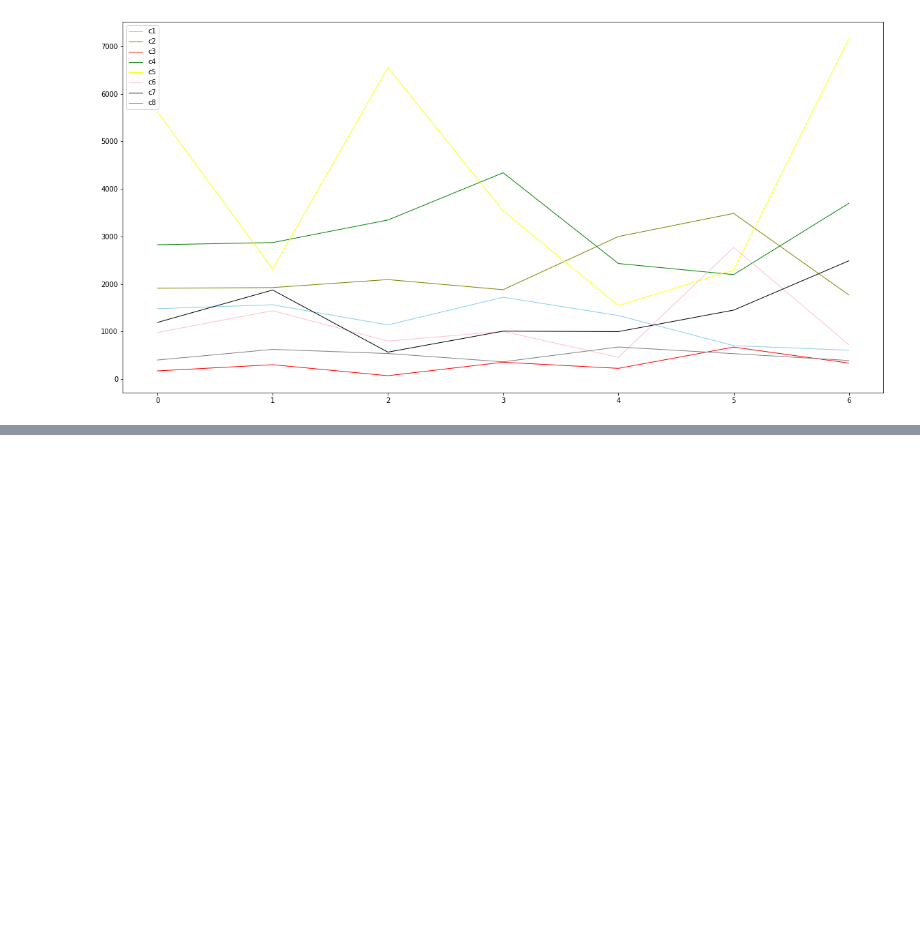
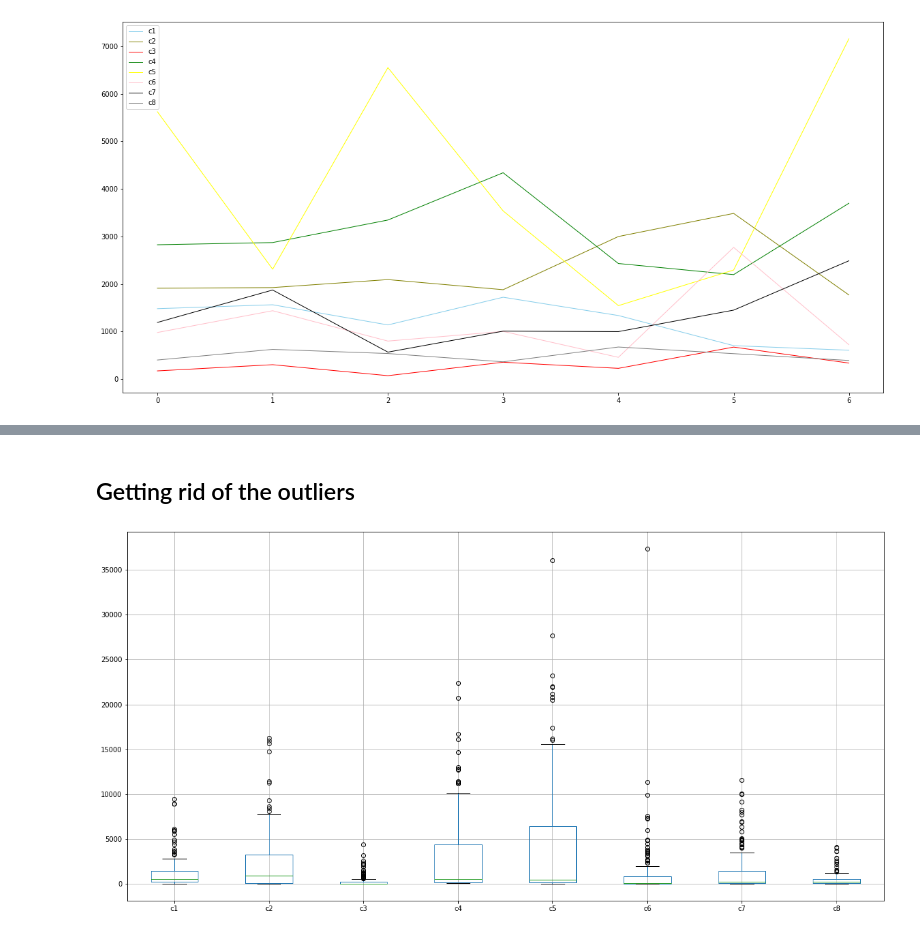
Before and after one commit to janapfeffer/DMC20_abraca-data, a Jupyter notebook: Seasonality.ipynb, the cells around one changed output, grey strips where cells are left out. Cells and saved outputs as stored; diff of their text form; code cells hidden in the pictures; blank space fills up the shorter version.

Commit message:
again the weekly seasonality without the Outlier

```diff
--- a/Seasonality.ipynb
+++ b/Seasonality.ipynb
@@ -403,0 +407,7 @@ week_df.shape
+# %% [markdown]
+## Getting rid of the outliers
+# %%
+plt.figure(figsize=(20,10))
+boxplot = df_categories_days.boxplot(column=['c1','c2','c3','c4','c5','c6','c7','c8'])
+# %% [output]
+[figure, added]
```
Also changed, not shown: parts of 16 cells of this notebook.
